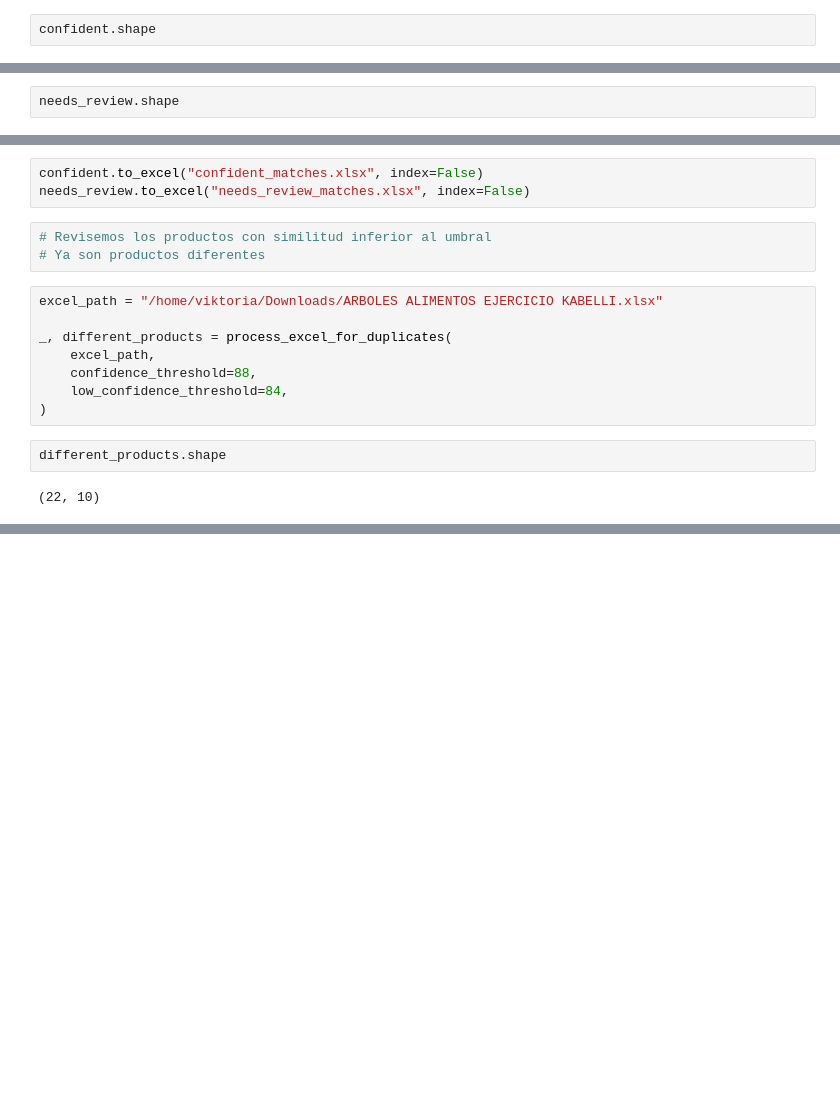
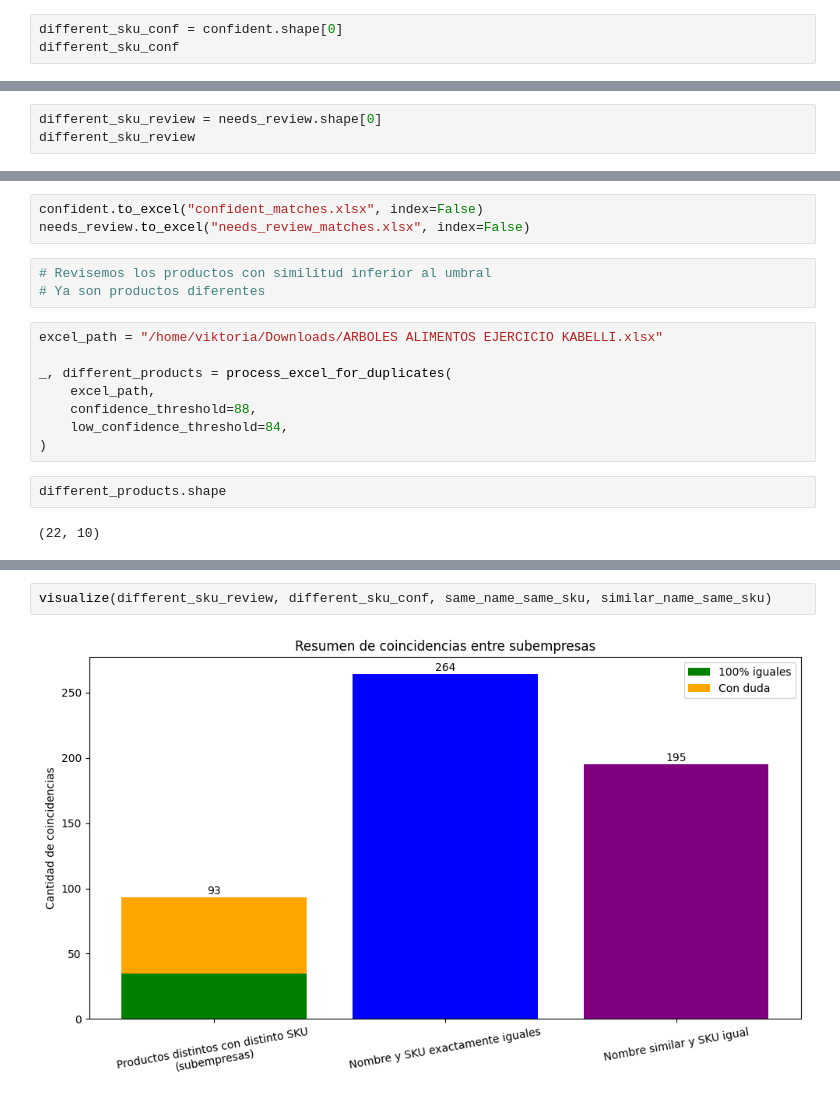
Before and after one commit to KabeliDev/prisa-eda, a Jupyter notebook: results.ipynb, the cells around one changed output, grey strips where cells are left out. Cells and saved outputs as stored; diff of their text form; blank space fills up the shorter version.

Commit message:
visualization added

```diff
--- a/results.ipynb
+++ b/results.ipynb
@@ -78,5 +82,6 @@ confident, needs_review = process_excel_for_duplicates(
     low_confidence_threshold=88
 )
 # %%
-confident.shape
+different_sku_conf = confident.shape[0]
+different_sku_conf
 # %% [output]
@@ -84,3 +89,4 @@ confident.shape
 # %%
-needs_review.shape
+different_sku_review = needs_review.shape[0]
+different_sku_review
 # %% [output]
@@ -189,3 +195,7 @@ different_products.head(38)
 | 19 | IANSA | ENDULZANTE IANSA CERO K STEVIA/SU... | 14973 | PRISA Arbol_24_25 | ENDULZANTE IANSA C.K STEVIA RECAR... | 92408 | Prisur Arbol_24_25 | 84 | [200.0] | ... |
 | 20 | NATUREZZA | SOPA NATUREZZA 55 GR X 18 UN COST... | 75012 | Surtiventas Arbol_24_25 | SOPA NATUREZZA 55 GR CAJA X 18 UN... | 75063 | Prisur Arbol_24_25 | 84 | [55.0, 18.0] | ... |
 | 21 | DUL-SUC | ENDULZANTE LIQUIDO 180 ML DUL-SUC... | 23753 | Prinorte Arbol_24_25 | ENDULZANTE DUL-SUC STEVIA LIQUIDO... | 74258 | Prisur Arbol_24_25 | 84 | [180.0] | ... |
+# %%
+visualize(different_sku_review, different_sku_conf, same_name_same_sku, similar_name_same_sku)
+# %% [output]
+[figure, added]
```
Also changed, not shown: parts of 3 cells of this notebook, 1 other file.
